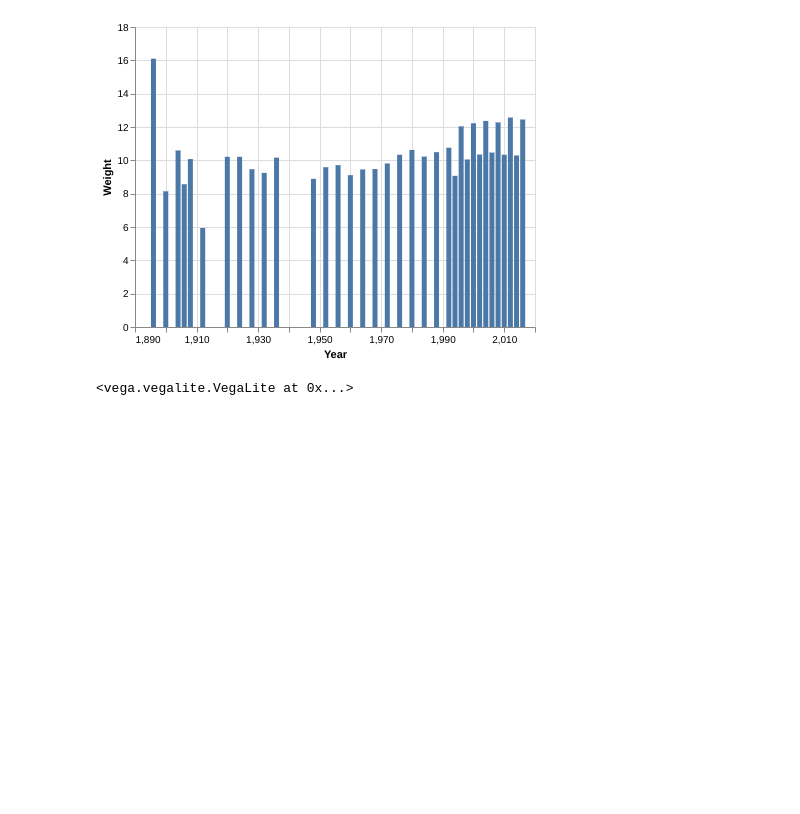
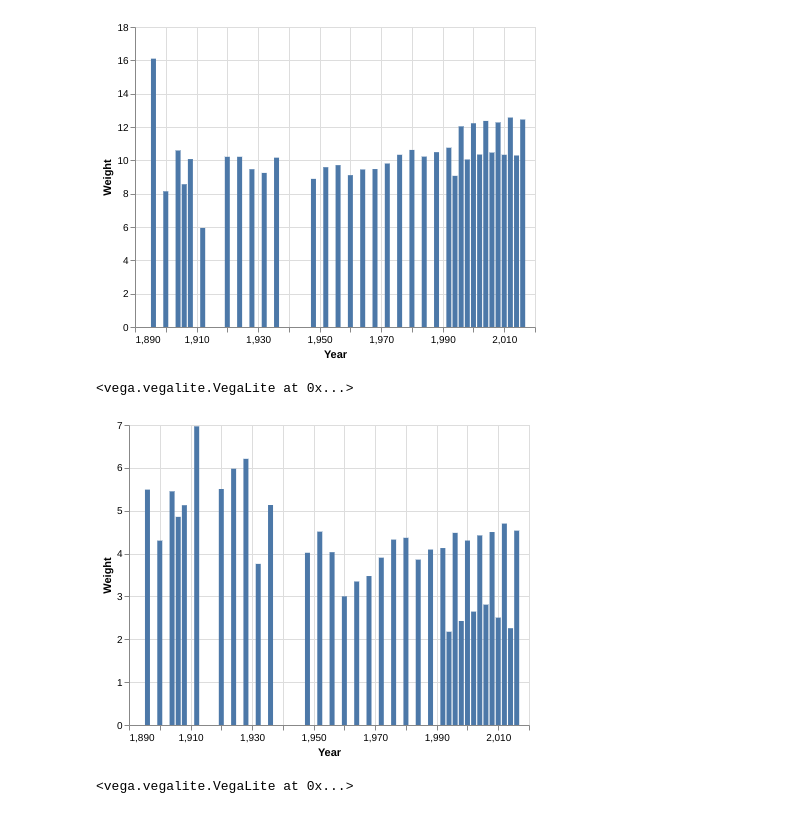
Before and after one commit to JonathanWoollett-Light/CSC327-A2, a Jupyter notebook: source.ipynb, the cells around one changed output. Cells and saved outputs as stored; diff of their text form; code cells hidden in the pictures; blank space fills up the shorter version.

```diff
--- a/source.ipynb
+++ b/source.ipynb
@@ -56,6 +55,22 @@ alt.Chart(weight_avg_std_by_year).mark_bar().encode(
 # %% [output]
 <vega.vegalite.VegaLite at 0x...>
 [figure]
+# %%
+# standard deviation of weights between sports across years
+
+# mean weights by sports by year
+weight_mean_by_year = data.groupby(["Year","Sport"])["Weight"].mean()
+
+# standard deviation between sports by year
+weight_std_mean_by_year = weight_std_by_year.groupby(["Year"]).std().reset_index()
+
+alt.Chart(weight_std_mean_by_year).mark_bar().encode(
+    x='Year',
+    y='Weight'
+)
+# %% [output]
+<vega.vegalite.VegaLite at 0x...>
+[figure, added]
 # %%
 # average age across years
 
```
Also changed, not shown: parts of 2 cells of this notebook.
